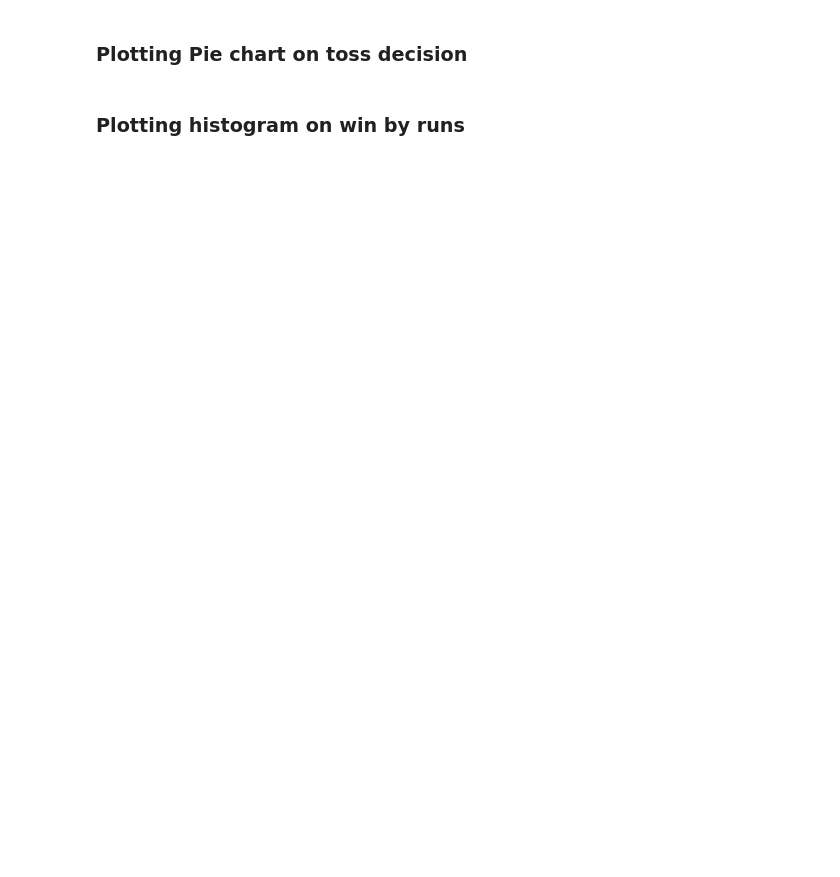
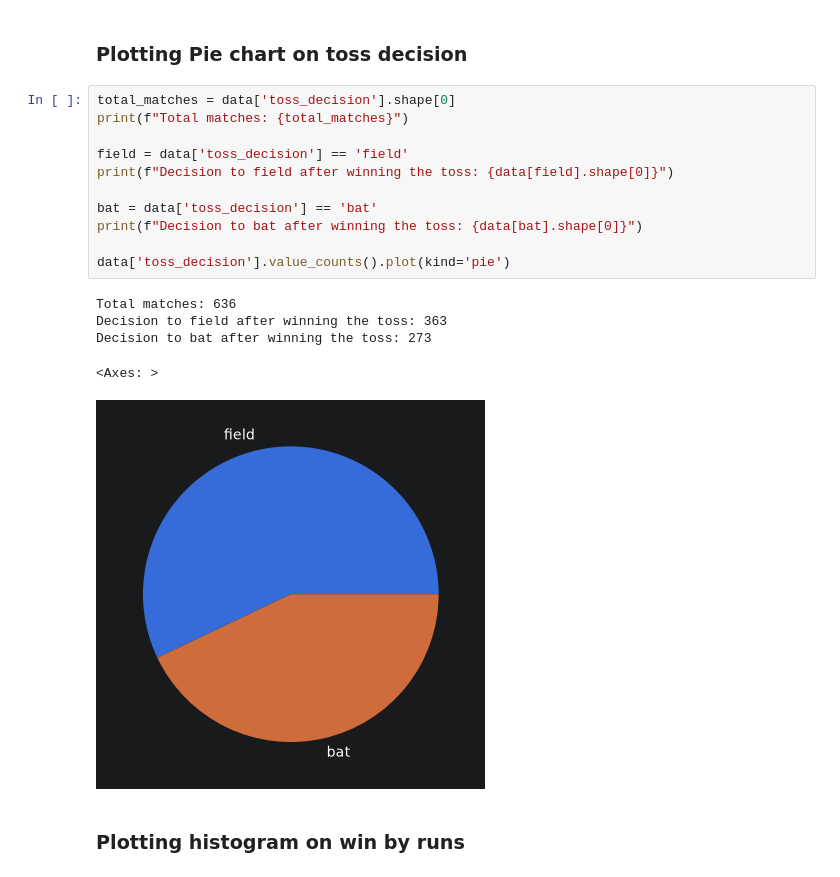
Before and after one commit to Zafar-Ashfak/Pandas, a Jupyter notebook: plotting.ipynb, the cells around one changed output. Saved outputs shown, nothing was run; the diff lists cells and outputs as text; blank space fills up the shorter version.

```diff
--- a/plotting.ipynb
+++ b/plotting.ipynb
@@ -9,4 +28,21 @@
 # %% [markdown]
 ### Plotting Pie chart on toss decision
+# %%
+total_matches = data['toss_decision'].shape[0]
+print(f"Total matches: {total_matches}")
+
+field = data['toss_decision'] == 'field'
+print(f"Decision to field after winning the toss: {data[field].shape[0]}")
+
+bat = data['toss_decision'] == 'bat'
+print(f"Decision to bat after winning the toss: {data[bat].shape[0]}")
+
+data['toss_decision'].value_counts().plot(kind='pie')
+# %% [output]
+Total matches: 636
+Decision to field after winning the toss: 363
+Decision to bat after winning the toss: 273
+<Axes: >
+[figure, added]
 # %% [markdown]
 ### Plotting histogram on win by runs
```
Also changed, not shown: parts of 6 cells of this notebook, 1 other file.
